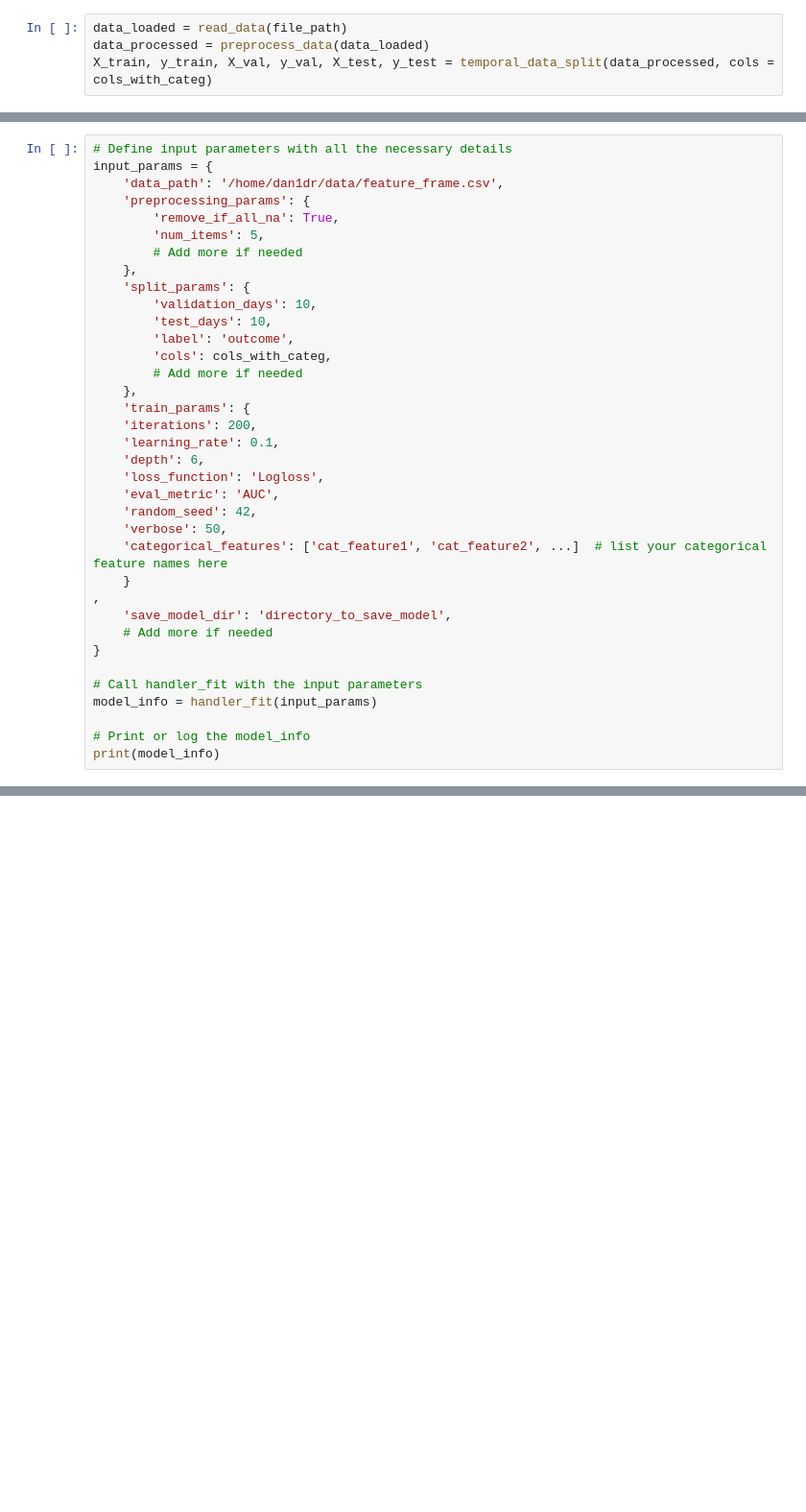
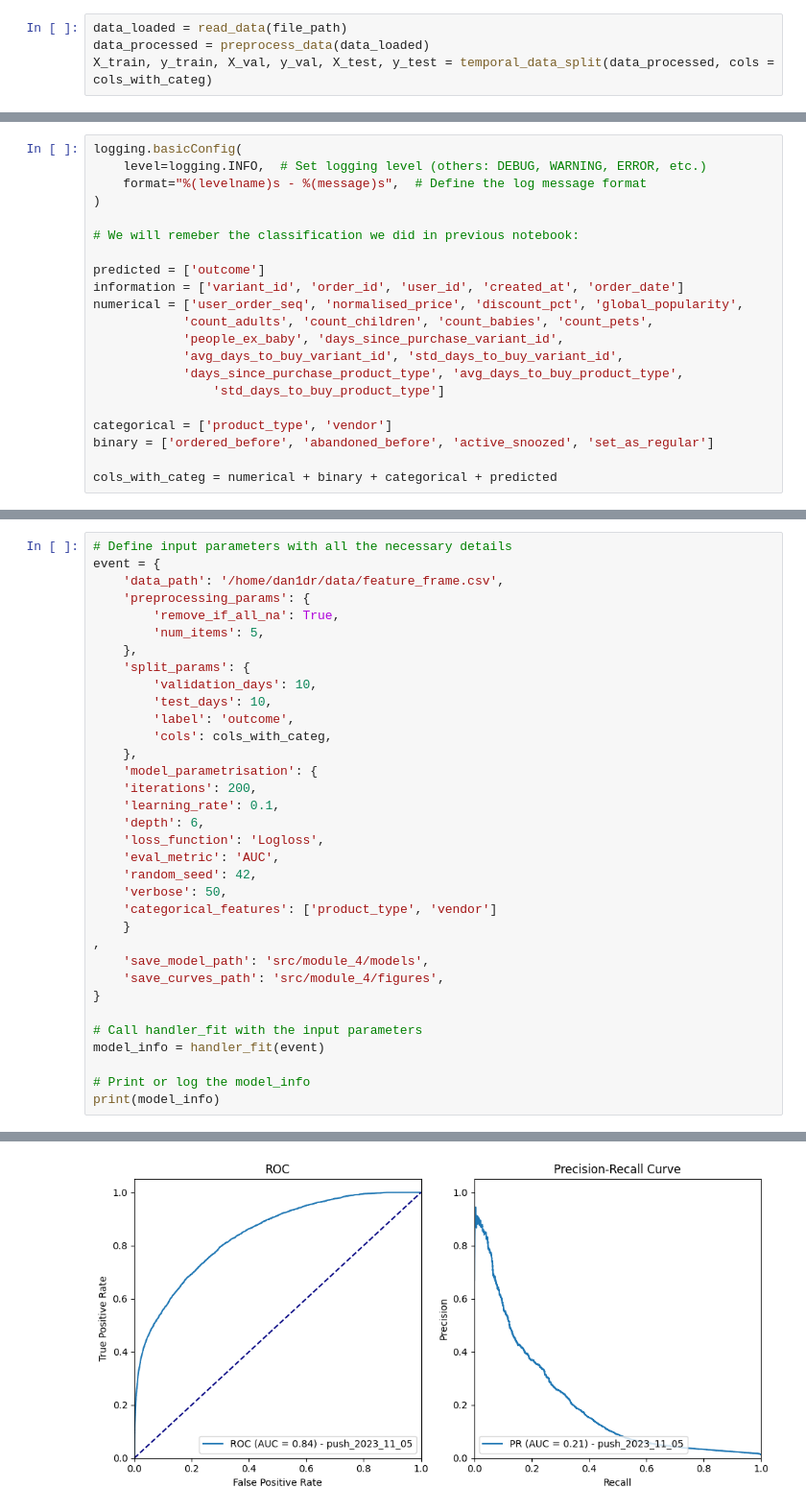
Before and after one commit to dan1dr/zrive-ds, a Jupyter notebook: src/module_4/push_exploration_non_linear.ipynb, the cells around one changed output, grey strips where cells are left out. Shown at 96% size. Drawn from its saved outputs; the diff is of its cells as text; blank space fills up the shorter version.

Commit message:
fit code with handler_fit

```diff
--- a/src/module_4/push_exploration_non_linear.ipynb
+++ b/src/module_4/push_exploration_non_linear.ipynb
@@ -1194 +1440,22 @@ def train_catboost_model(train_data: pd.DataFrame, train_labels: pd.Series,
+# %%
+logging.basicConfig(
+    level=logging.INFO,  # Set logging level (others: DEBUG, WARNING, ERROR, etc.)
+    format="%(levelname)s - %(message)s",  # Define the log message format
+)
+
+# We will remeber the classification we did in previous notebook:
+
+predicted = ['outcome']
+information = ['variant_id', 'order_id', 'user_id', 'created_at', 'order_date']
+numerical = ['user_order_seq', 'normalised_price', 'discount_pct', 'global_popularity',
+            'count_adults', 'count_children', 'count_babies', 'count_pets',
+            'people_ex_baby', 'days_since_purchase_variant_id',
+            'avg_days_to_buy_variant_id', 'std_days_to_buy_variant_id',
+            'days_since_purchase_product_type', 'avg_days_to_buy_product_type',
+                'std_days_to_buy_product_type']
+
+categorical = ['product_type', 'vendor']
+binary = ['ordered_before', 'abandoned_before', 'active_snoozed', 'set_as_regular']
+
+cols_with_categ = numerical + binary + categorical + predicted
 # %%
@@ -1243,20 +1527,18 @@ def handler_fit(input_params: dict) -> dict:
 # %%
 # Define input parameters with all the necessary details
-input_params = {
+event = {
     'data_path': '/home/dan1dr/data/feature_frame.csv',
     'preprocessing_params': {
         'remove_if_all_na': True,
         'num_items': 5,
-        # Add more if needed
     },
     'split_params': {
         'validation_days': 10,
         'test_days': 10,
         'label': 'outcome',
         'cols': cols_with_categ,
-        # Add more if needed
     },
-    'train_params': {
+    'model_parametrisation': {
     'iterations': 200,
     'learning_rate': 0.1,
     'depth': 6,
@@ -1264,15 +1546,16 @@ input_params = {
     'eval_metric': 'AUC',
     'random_seed': 42,
     'verbose': 50,
-    'categorical_features': ['cat_feature1', 'cat_feature2', ...]  # list your categorical feature names here
+    'categorical_features': ['product_type', 'vendor']
     }
 ,
-    'save_model_dir': 'directory_to_save_model',
-    # Add more if needed
+    'save_model_path': 'src/module_4/models',
+    'save_curves_path': 'src/module_4/figures',
 }
 
 # Call handler_fit with the input parameters
-model_info = handler_fit(input_params)
+model_info = handler_fit(event)
 
 # Print or log the model_info
 print(model_info)
+# %% [output]
@@ -1278,0 +1615 @@ print(model_info)
+[figure, added]
```
Also changed, not shown: parts of 7 cells of this notebook, 3 other files.
